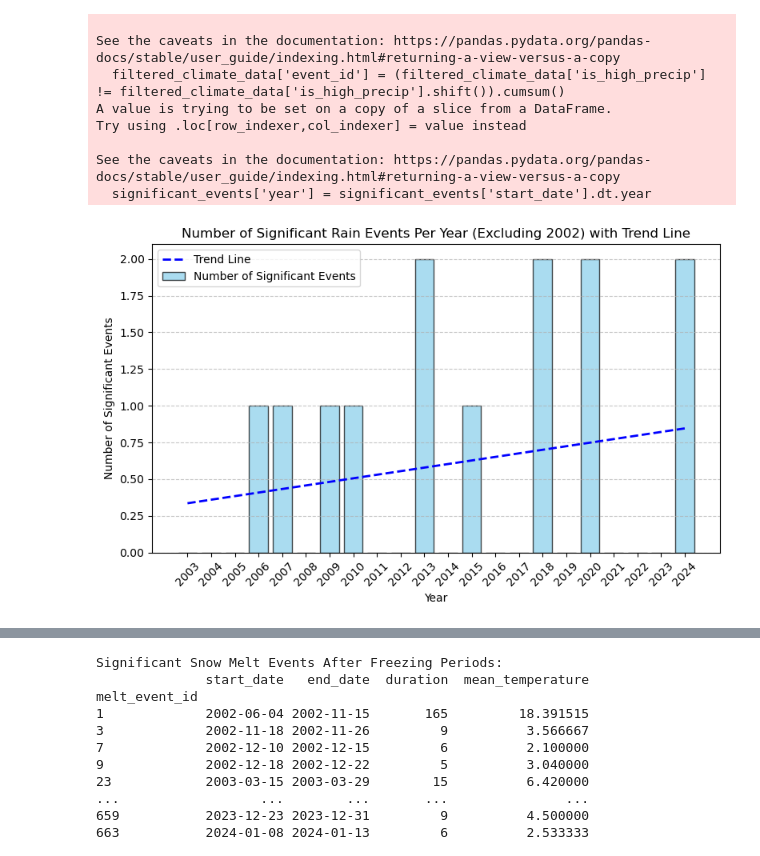
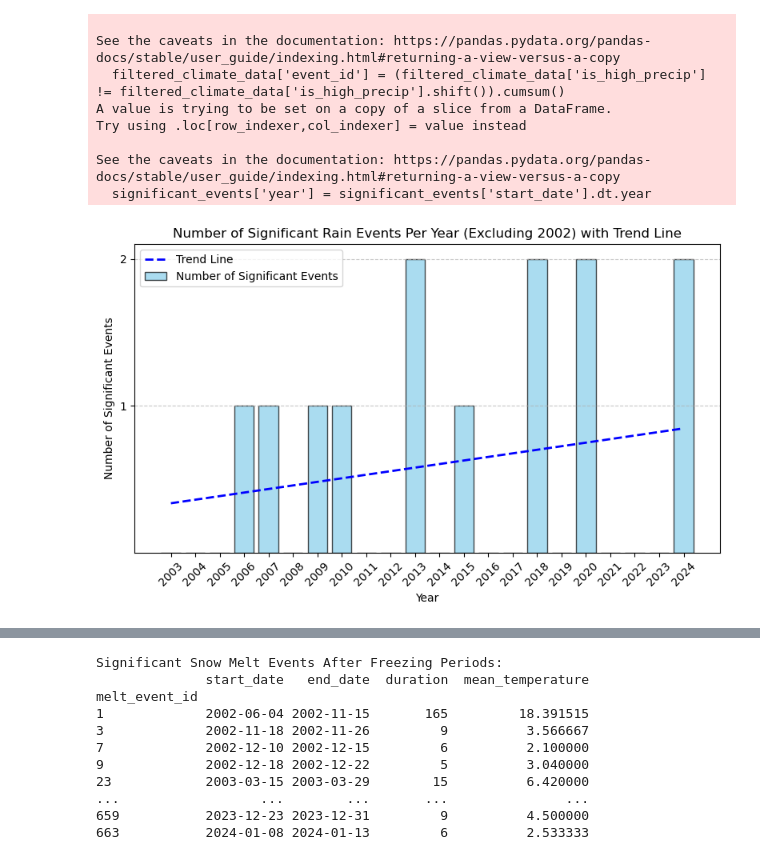
Before and after one commit to Lyimo-The-Destroyer/Papas-Piazzeria, a Jupyter notebook: Code Material/Climate Analysis.ipynb, the cells around one changed output, grey strips where cells are left out. Cells and saved outputs as stored; diff of their text form; code cells hidden in the pictures.

Commit message:
Removed unnecessary code and graphs

```diff
--- a/Code Material/Climate Analysis.ipynb
+++ b/Code Material/Climate Analysis.ipynb
@@ -166,110 +164,41 @@ y_events_filtered = events_per_year_filtered['event_count']
 coefficients_events_filtered = np.polyfit(x_events_filtered, y_events_filtered, 1)
 trend_line_events_filtered = np.polyval(coefficients_events_filtered, x_events_filtered)
 
-# Step 4: Plot the bar chart with the linear trend line
+# Step 4: Plot the bar chart with the linear trend line for number of significant events
 plt.figure(figsize=(8, 5))
 bars = plt.bar(
     x_events_filtered,
     y_events_filtered,
     color='skyblue',
     edgecolor='black',
     alpha=0.7,
     label='Number of Significant Events'
 )
 
 # Add the trend line
 plt.plot(
     x_events_filtered,
     trend_line_events_filtered,
     color='blue',
     linewidth=2,
     linestyle='--',
     label='Trend Line'
 )
 
 # Labeling and formatting
 plt.xlabel('Year')
 plt.ylabel('Number of Significant Events')
 plt.title('Number of Significant Rain Events Per Year (Excluding 2002) with Trend Line')
+
+# Set y-axis ticks to 1, 2
+plt.yticks([1, 2])
+
 plt.xticks(x_events_filtered, rotation=45)
 plt.grid(axis='y', linestyle='--', alpha=0.7)
 plt.legend()
 
 # Final adjustments and show plot
 plt.tight_layout()
 plt.show()
-
-
-
-# Calculate total precipitation per year
-total_precip_per_year = (
-    filtered_climate_data.groupby(filtered_climate_data['LOCAL_DATE'].dt.year)['TOTAL_PRECIPITATION']
-    .sum()
-    .reset_index()
-)
-total_precip_per_year.columns = ['year', 'total_precipitation']
-total_precip_per_year = total_precip_per_year[total_precip_per_year['year'] != 2002]
-
-# Calculate percentage change
-total_precip_per_year['pct_change'] = total_precip_per_year['total_precipitation'].pct_change() * 100
-total_precip_per_year['color'] = total_precip_per_year['pct_change'].apply(
-    lambda x: 'green' if x > 0 else 'red' if x < 0 else 'gray'
-)
-
-# Fit a linear trend line
-x = total_precip_per_year['year']
-y = total_precip_per_year['total_precipitation']
-coefficients = np.polyfit(x, y, 1)
-trend_line = np.polyval(coefficients, x)
-
-# Plot the bar chart with color-coding
-fig, ax = plt.subplots(figsize=(10, 6))
-bars = ax.bar(
-    total_precip_per_year['year'],
-    total_precip_per_year['total_precipitation'],
-    color=total_precip_per_year['color'],
-    edgecolor='black',
-    alpha=0.8,
-    label='Total Precipitation (mm)'
-)
-
-# Add the trend line
-ax.plot(
-    total_precip_per_year['year'],
-    trend_line,
-    color='blue',
-    linewidth=2,
-    linestyle='--',
-    label='Trend Line'
-)
-
-# Annotate bars with relative percentage change
-for bar, pct in zip(bars, total_precip_per_year['pct_change']):
-    if not pd.isna(pct):  # Avoid NaN for the first year
-        ax.text(
-            bar.get_x() + bar.get_width() / 2,
-            bar.get_height() + 5,
-            f"{pct:.1f}%",
-            ha='center',
-            va='bottom',
-            fontsize=9
-        )
-
-# Labeling and formatting
-ax.set_title('Total Precipitation Per Year with Color Coding and Trend Line')
-ax.set_xlabel('Year')
-ax.set_ylabel('Total Precipitation (mm)')
-ax.legend()
-ax.grid(axis='y', linestyle='--', alpha=0.7)
-
-# Rotate x-axis labels for better readability
-plt.xticks(total_precip_per_year['year'], rotation=45)
-
-# Final adjustments and show plot
-plt.tight_layout()
-plt.show()
-# Save results to CSV
-events_per_year.to_csv('events_per_year.csv', index=False)
-yearly_total_precip.to_csv('yearly_precipitation_with_trends.csv', index=False)
 # %% [output]
-[figure, old version]
+[figure, new version]
```
Also changed, not shown: parts of 8 cells of this notebook.
